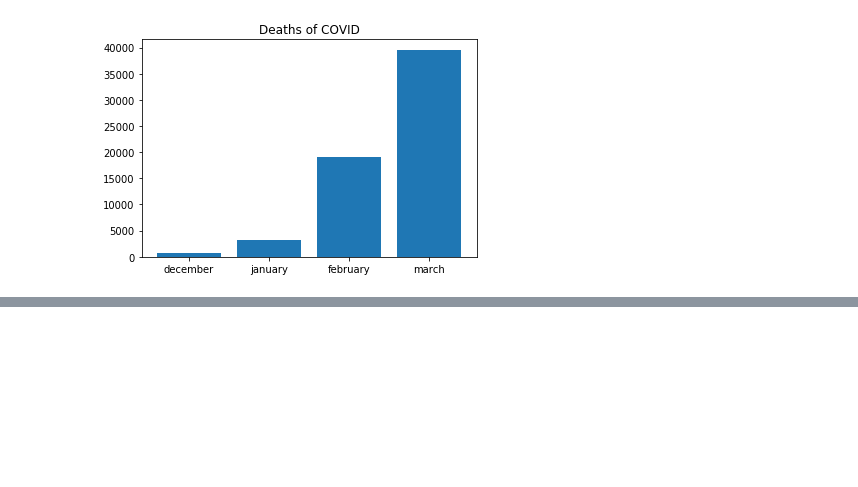
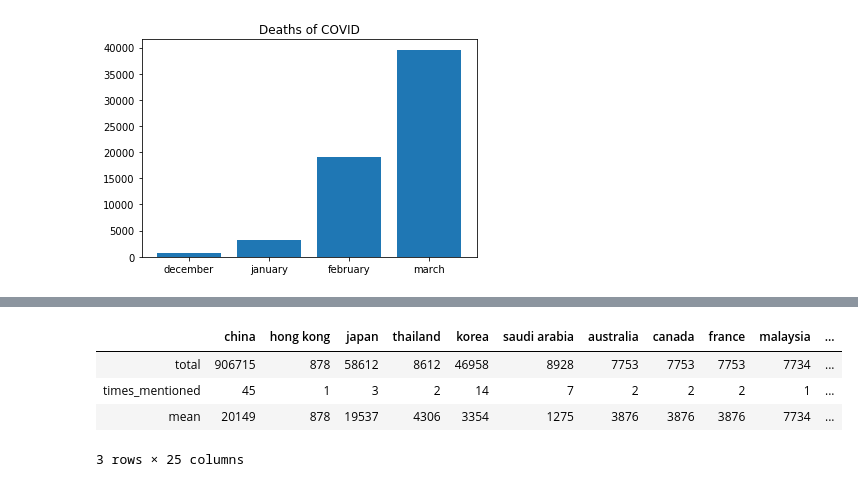
Before and after one commit to tableClothed/COVID-challenge, a Jupyter notebook: task8.ipynb, the cells around one changed output, grey strips where cells are left out. Cells and saved outputs as stored; diff of their text form; code cells hidden in the pictures; blank space fills up the shorter version.

```diff
--- a/task8.ipynb
+++ b/task8.ipynb
@@ -254,0 +266,41 @@ data
+# %%
+# data_for_cases = pd.DataFrame(0, index=np.arange(1),columns=months)
+data = pd.DataFrame(np.zeros((3, len(c))))
+data.columns = c
+data.index  = ['total', 'times_mentioned', 'mean']
+
+total = data.iloc[0]
+t_mentioned = data.iloc[1]
+mean = data.iloc[2]
+
+for i, row in cases.iterrows():
+    for country in c:
+        if country in row['text']:
+            d = 0
+            for case in row['cases']:
+                d += int(re.findall(r'[1-9][0-9]+', case)[0])
+                t_mentioned[country] += 1
+            total[country] += d
+
+mean['usa'] += mean['united states']
+t_mentioned['usa'] += t_mentioned['united states']
+
+# mean['uk'] += mean['britain']
+# t_mentioned['uk'] += t_mentioned['britain']
+
+# del data['britain']
+
+try:
+    for country in c:
+        mean[country] = total[country] / t_mentioned[country]
+except: pass
+
+data = data.dropna(axis=1).astype(np.int64)
+del data['united states']
+data
+# %% [output]
+|  | china | hong kong | japan | thailand | korea | saudi arabia | australia | canada | france | malaysia | ... |
+| total | 906715 | 878 | 58612 | 8612 | 46958 | 8928 | 7753 | 7753 | 7753 | 7734 | ... |
+| times_mentioned | 45 | 1 | 3 | 2 | 14 | 7 | 2 | 2 | 2 | 1 | ... |
+| mean | 20149 | 878 | 19537 | 4306 | 3354 | 1275 | 3876 | 3876 | 3876 | 7734 | ... |
+3 rows × 25 columns
```
Also changed, not shown: parts of 7 cells of this notebook.
